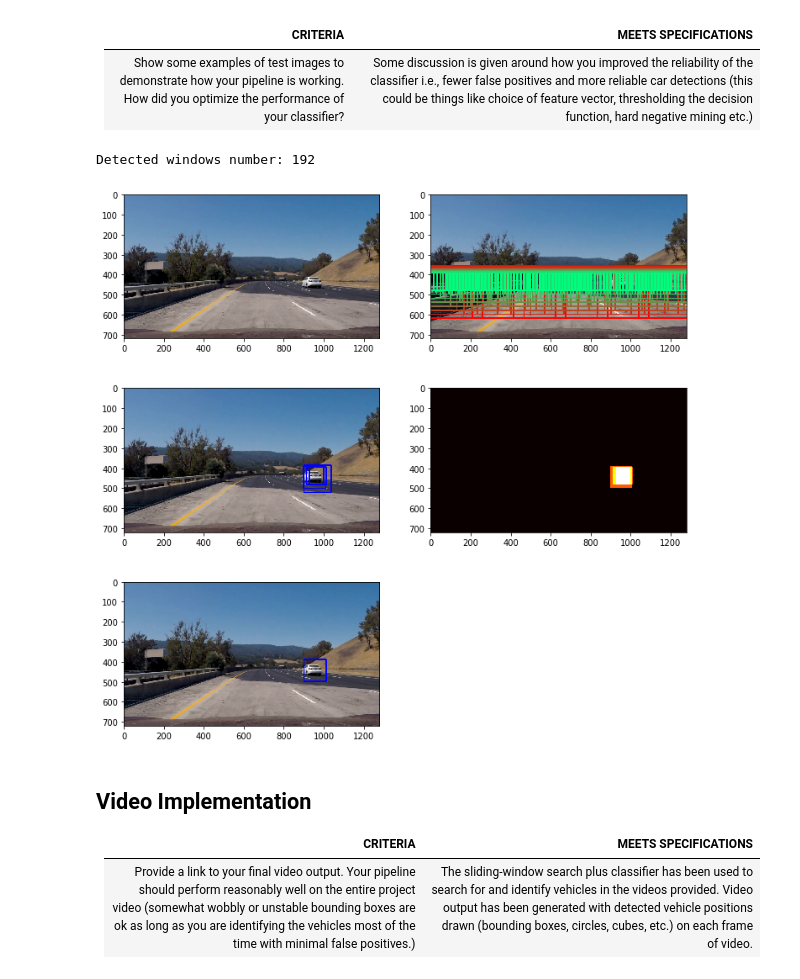
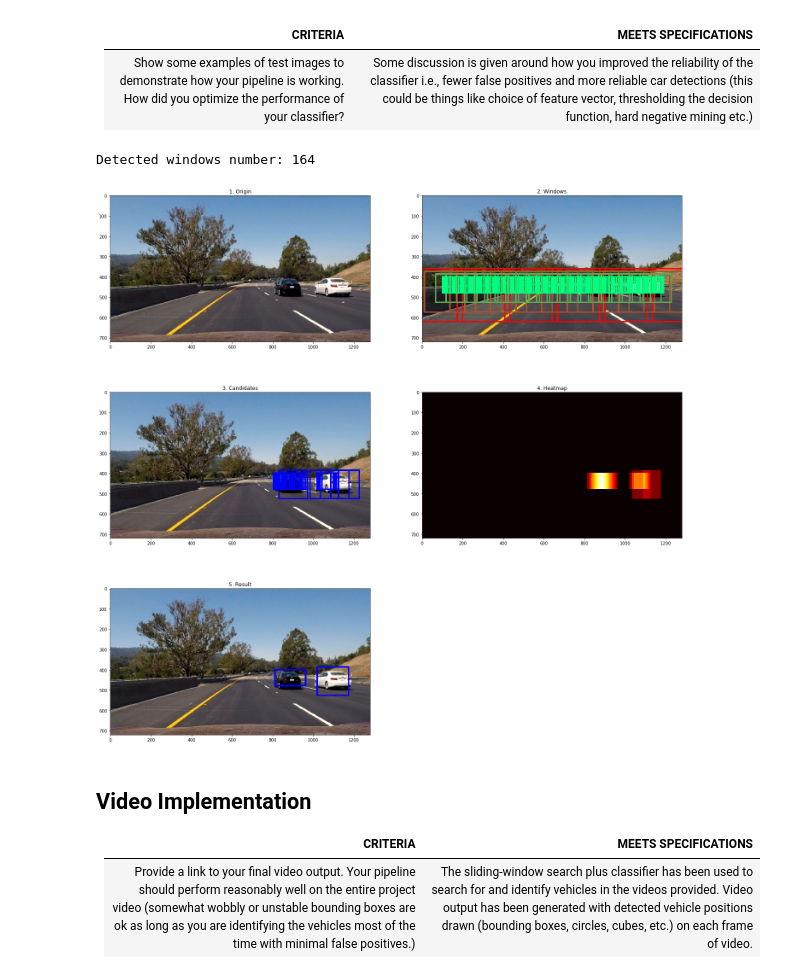
Before and after one commit to amemetov/sdc-term1-prj5-vehicle-detection, a Jupyter notebook: P5-Vehicle-Detection.ipynb, the cells around one changed output. Saved outputs shown, nothing was run; the diff lists cells and outputs as text; code cells hidden in the pictures.

```diff
--- a/P5-Vehicle-Detection.ipynb
+++ b/P5-Vehicle-Detection.ipynb
@@ -60,7 +60,9 @@ def visualize(images, nrows, ncols, figsize, titles=None, img_cmap=None):
         plt.subplot(nrows, ncols, i+1)
         plt.title(i+1)
         img_dims = len(img.shape)
-        if img_dims < 3:
+        if img_cmap is not None:
+            plt.imshow(img, cmap=img_cmap)
+        elif img_dims < 3:
             plt.imshow(img, cmap='hot')
         else:
             plt.imshow(img)
@@ -276,6 +303,6 @@ cell_per_block = 2
 hog_channel = 'ALL'
 
 classifier, X_scaler = train(vehicles_files, not_vehicles_files,
-                   cs, spatial_size, hist_bins,
-                   orient, pix_per_cell, cell_per_block, hog_channel)
+                             cs, spatial_size, hist_bins, orient, pix_per_cell, cell_per_block, hog_channel,
+                             spatial_feat=True, hist_feat=True, hog_feat=True)
 # %% [output]
@@ -296,28 +352,30 @@ from car_detect import find_windows, find_cars, process_car_candidates
 |------|------|
 | Show some examples of test images to demonstrate how your pipeline is working. How did you optimize the performance of your classifier? | Some discussion is given around how you improved the reliability of the classifier i.e., fewer false positives and more reliable car detections (this could be things like choice of feature vector, thresholding the decision function, hard negative mining etc.) |
 # %%
-#img = mpimg.imread('./test_images/1/0.jpg')
+img = mpimg.imread('./test_images/1/0.jpg')
 #img = mpimg.imread('./test_images/1/27.jpg')
-img = mpimg.imread('./test_images/608.jpg')
+#img = mpimg.imread('./test_images/608.jpg')
 #img = mpimg.imread('./test_images/619.jpg')
 #img = mpimg.imread('./test_images/624.jpg')
 #img = mpimg.imread('./test_images/625.jpg')
 #img = mpimg.imread('./test_images/631.jpg')
 #img = mpimg.imread('./test_images/714.jpg')
 #img = mpimg.imread('./test_images/745.jpg')
 #img = mpimg.imread('./test_images/915.jpg')
 
 svc = classifier
+scaler = X_scaler
 
-wins_img, wins = find_windows(img)
-car_candidates_img, box_list = find_cars(img, wins, svc, X_scaler, cs, orient, pix_per_cell, cell_per_block, spatial_size, hist_bins)
+wins_img, wins = find_windows(img, dx_start=0, dx_stop=100, x_overlap_start=0.1, x_overlap_stop=0.9, n_levels=4)
+car_candidates_img, box_list = find_cars(img, wins, svc, scaler, cs, orient, pix_per_cell, cell_per_block, spatial_size, hist_bins,
+                                        spatial_feat=True, hist_feat=True, hog_feat=True)
 heatmap, final_img, car_boxes = process_car_candidates(img, box_list, 1)
 
-#plt.imshow(final_img)
-visualize([img, wins_img, car_candidates_img, heatmap, final_img], 3, 2, (12,12), titles=None, img_cmap=None)
+visualize([img, wins_img, car_candidates_img, heatmap, final_img], 3, 2, (24,24),
+          titles=['1. Origin', '2. Windows', '3. Candidates', '4. Heatmap', '5. Result'], img_cmap=None)
 # %% [output]
-Detected windows number: 192
+Detected windows number: 164
-[figure, old version]
+[figure, new version]
 # %% [markdown]
 ## Video Implementation
 
```
Also changed, not shown: parts of 20 cells of this notebook.
